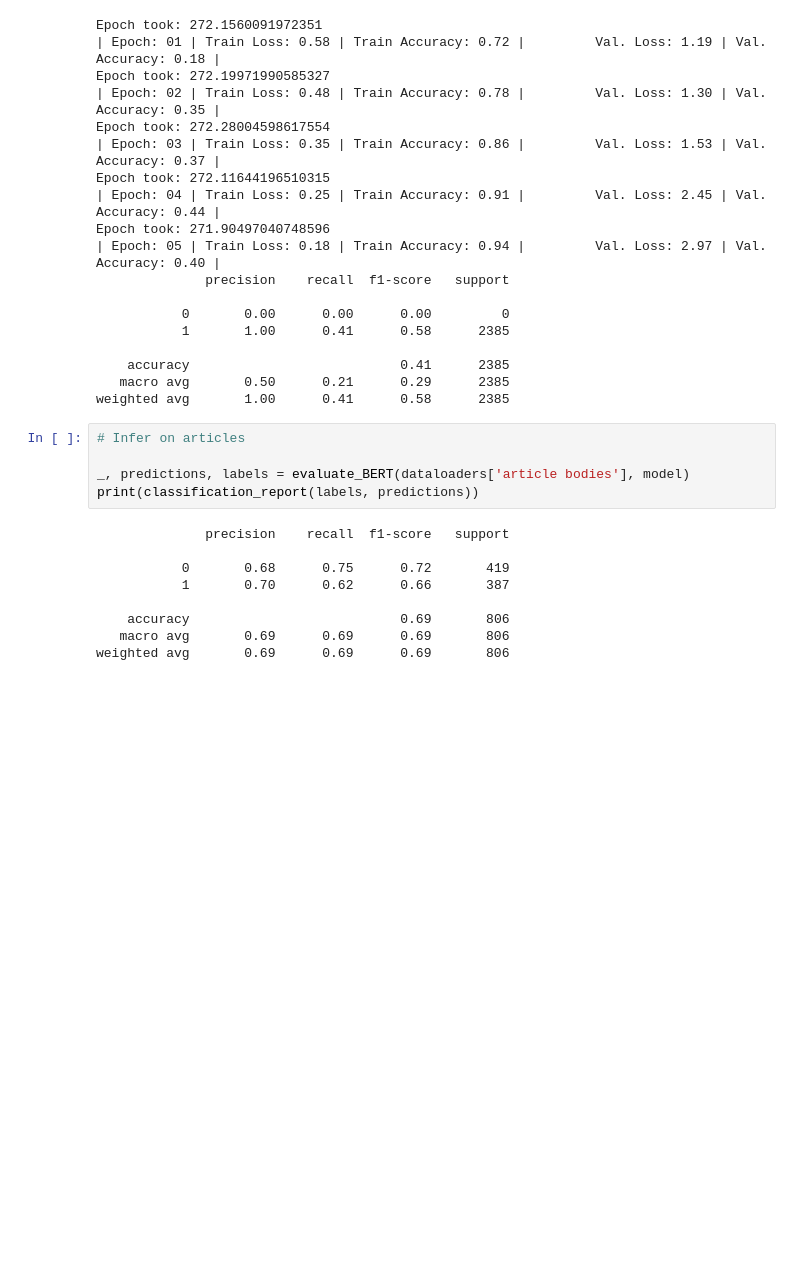
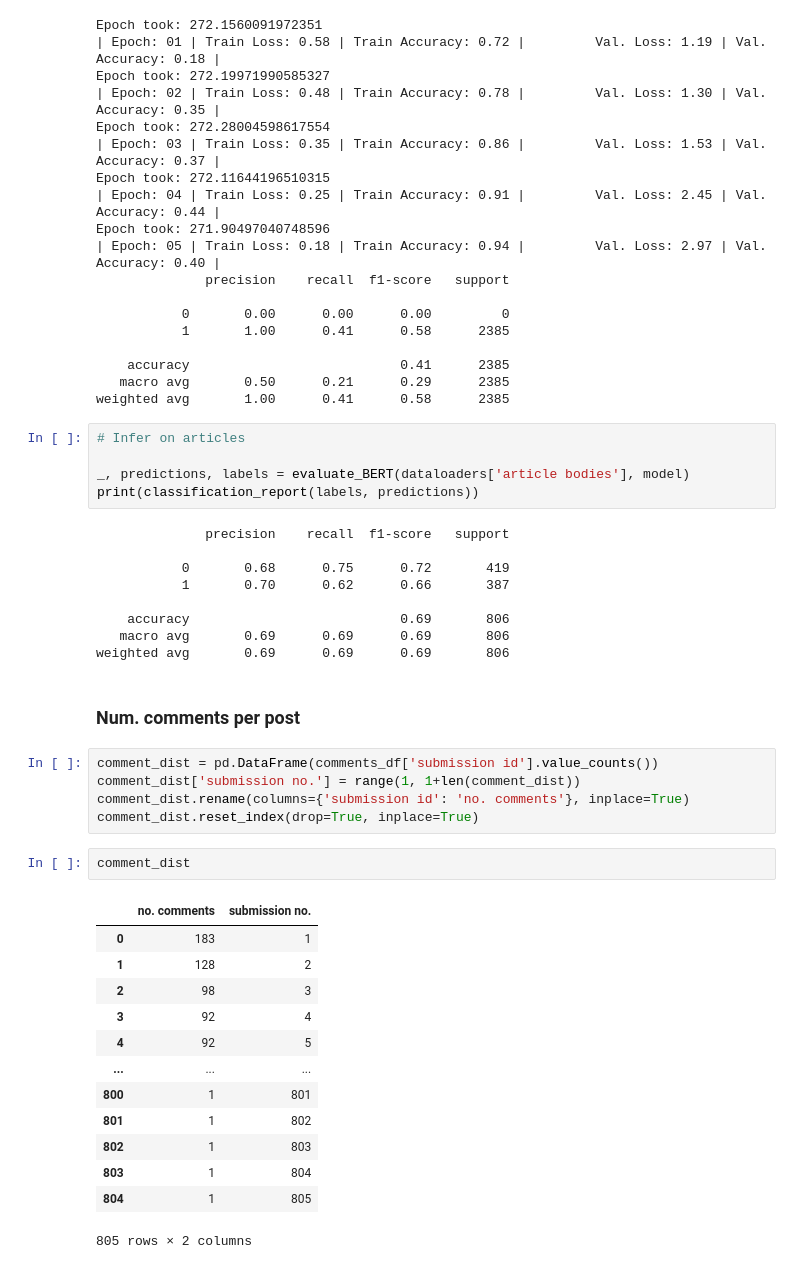
Before and after one commit to fawazshah/Reddit-Analysis, a Jupyter notebook: 5_direct_transfer.ipynb, the cells around one changed output. Saved outputs shown, nothing was run; the diff lists cells and outputs as text; blank space fills up the shorter version.

```diff
--- a/5_direct_transfer.ipynb
+++ b/5_direct_transfer.ipynb
@@ -484,3 +485,26 @@ print(classification_report(labels, predictions))
     accuracy                           0.69       806
    macro avg       0.69      0.69      0.69       806
 weighted avg       0.69      0.69      0.69       806
+# %% [markdown]
+### Num. comments per post
+# %%
+comment_dist = pd.DataFrame(comments_df['submission id'].value_counts())
+comment_dist['submission no.'] = range(1, 1+len(comment_dist))
+comment_dist.rename(columns={'submission id': 'no. comments'}, inplace=True)
+comment_dist.reset_index(drop=True, inplace=True)
+# %%
+comment_dist
+# %% [output]
+|  | no. comments | submission no. |
+| 0 | 183 | 1 |
+| 1 | 128 | 2 |
+| 2 | 98 | 3 |
+| 3 | 92 | 4 |
+| 4 | 92 | 5 |
+| ... | ... | ... |
+| 800 | 1 | 801 |
+| 801 | 1 | 802 |
+| 802 | 1 | 803 |
+| 803 | 1 | 804 |
+| 804 | 1 | 805 |
+805 rows × 2 columns
```
Also changed, not shown: parts of 4 cells of this notebook.
